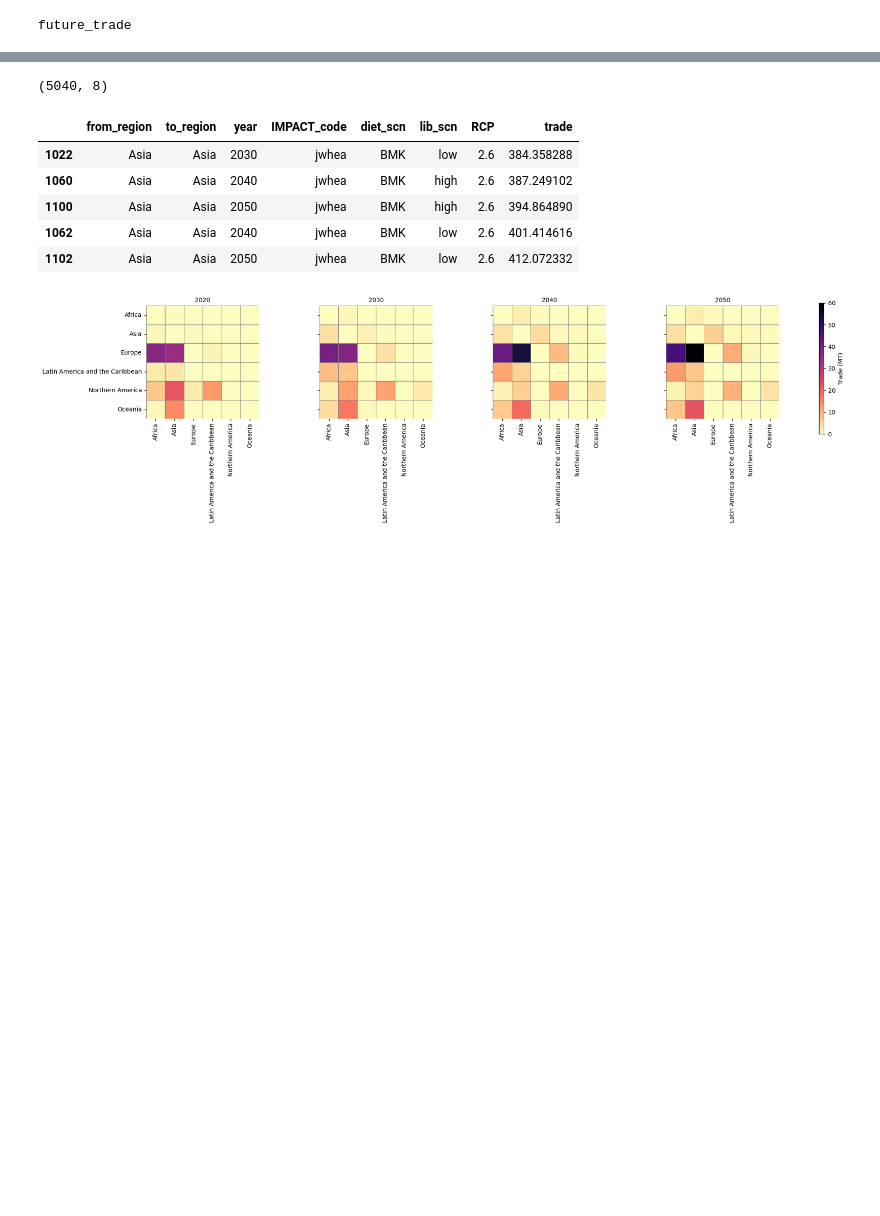
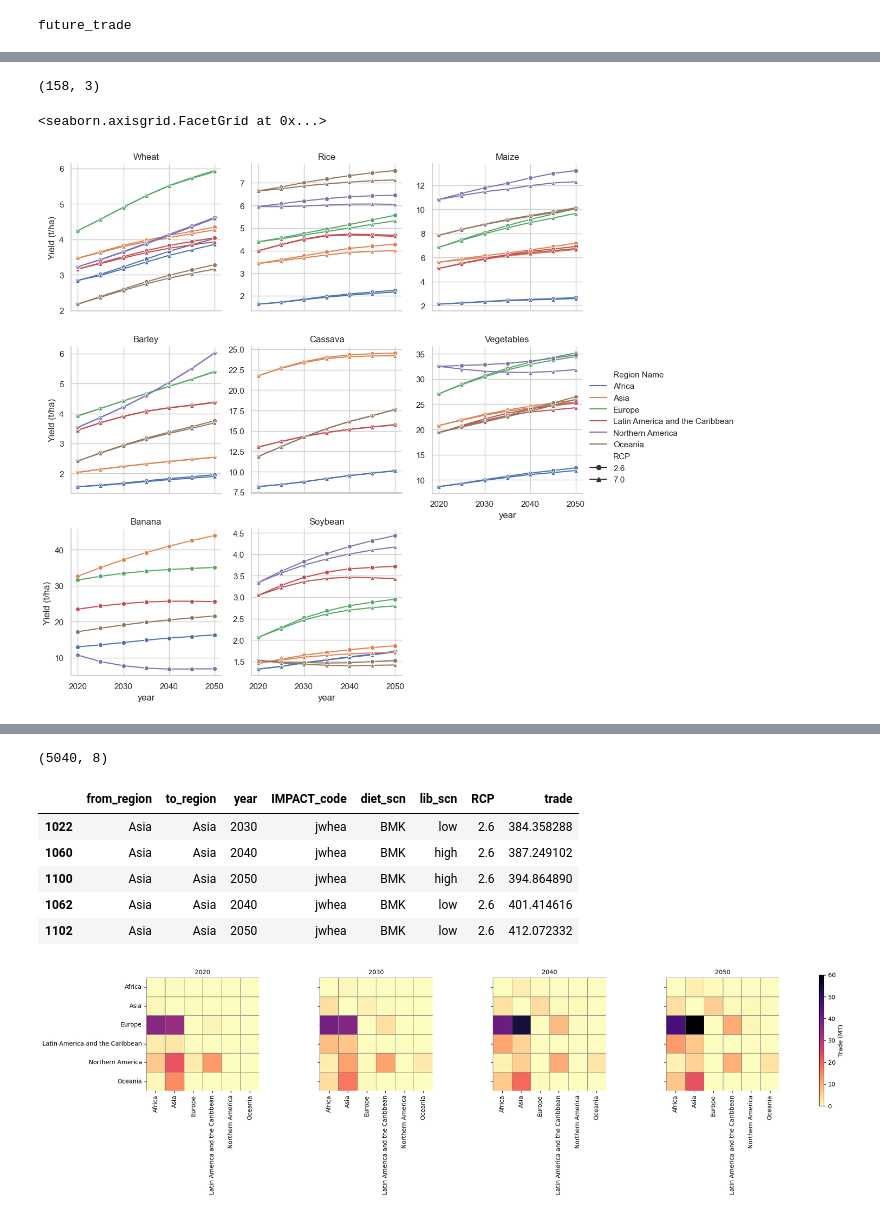
Before and after one commit to shrutijain90/future_food_scenarios, a Jupyter notebook: future_trade/spatial_trade_model/solver_outputs.ipynb, the cells around one changed output, grey strips where cells are left out. Drawn from its saved outputs; the diff is of its cells as text; code cells hidden in the pictures; blank space fills up the shorter version.

```diff
--- a/future_trade/spatial_trade_model/solver_outputs.ipynb
+++ b/future_trade/spatial_trade_model/solver_outputs.ipynb
@@ -27,6 +6,0 @@ regions.shape
-# %%
-crop_code = 'jwhea'
-SSP = 'SSP2'
-data_dir = '../../OPSIS/Data/Trade_clearance_model'
-calibration_output = f'{data_dir}/Output/Calibration/'
-model_output = f'{data_dir}/Output/Trade_allocation_future/'
@@ -289,0 +18,10 @@ trade_output_all.head()
+# %%
+regions = pd.read_csv('../../OPSIS/Data/Country_group/regions.csv')
+regions.loc[regions['Region Name']=='Americas', 'Region Name'] = regions.loc[regions['Region Name']=='Americas']['Sub-region Name']
+regions.loc[regions['Abbreviation']=='NOR', 'Region Name'] = 'Europe'
+regions.loc[regions['Abbreviation']=='OAO', 'Region Name'] = 'Africa'
+regions.loc[regions['Abbreviation']=='OIO', 'Region Name'] = 'Africa'
+regions = regions[['Abbreviation', 'Region or country', 'Region Name']].drop_duplicates()
+regions.shape
+# %% [output]
+(158, 3)
@@ -289,0 +78,31 @@ trade_output_all.head()
+# %%
+crop_dict = {'jwhea': 'Wheat',
+             'jrice': 'Rice',
+             'jmaiz': 'Maize',
+             'jbarl': 'Barley',
+             'jcass': 'Cassava',
+             'jvege': 'Vegetables',
+             'jbana': 'Banana',
+             'jsoyb': 'Soybean'}
+
+yields = supply_scn_all.merge(country_input_all[['abbreviation', 'IMPACT_code', 'yield_t_ha', 'supply_q']])
+yields['yield_t_ha'] = yields['yield_t_ha'] * yields['scaling_factor_yield']
+yields['supply_q'] = yields['supply_q'] * yields['scaling_factor_supply']
+
+yields['area'] = yields['supply_q'] / yields['yield_t_ha']
+yields = yields.merge(regions.rename(columns={'Abbreviation': 'abbreviation'}))
+yields = yields.groupby(['Region Name', 'RCP', 'year', 'IMPACT_code'])[['supply_q', 'area']].sum().reset_index()
+yields['Yield (t/ha)'] = yields['supply_q'] / yields['area']
+yields['RCP'] = yields['RCP'].astype(str)
+
+g = sns.relplot(x='year', y='Yield (t/ha)', data=(yields[
+    (yields['RCP'].isin(['2.6', '7.0']))].copy().assign(year=lambda d: d['year'].round().astype(int))),
+                kind='line', style='RCP', style_order=['2.6', '7.0'], markers =['o', '^'],
+                hue='Region Name', col='IMPACT_code', col_wrap=3, col_order=crop_codes,
+                dashes=False, height=3.5, facet_kws=dict(sharex=True, sharey=False))
+
+g.col_names = [crop_dict.get(n) for n in g.col_names]
+g.set_titles(col_template="{col_name}")
+# %% [output]
+<seaborn.axisgrid.FacetGrid at 0x...>
+[figure, added]
```
Also changed, not shown: parts of 43 cells of this notebook, 4 other files.
